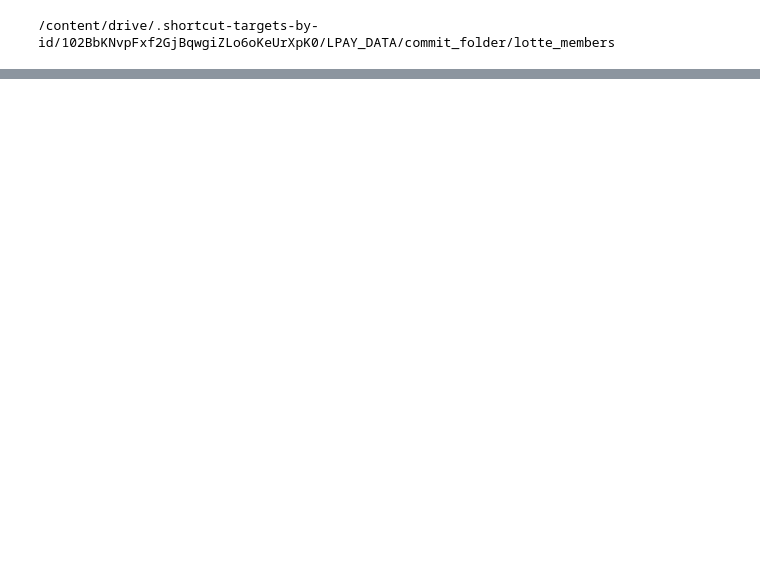
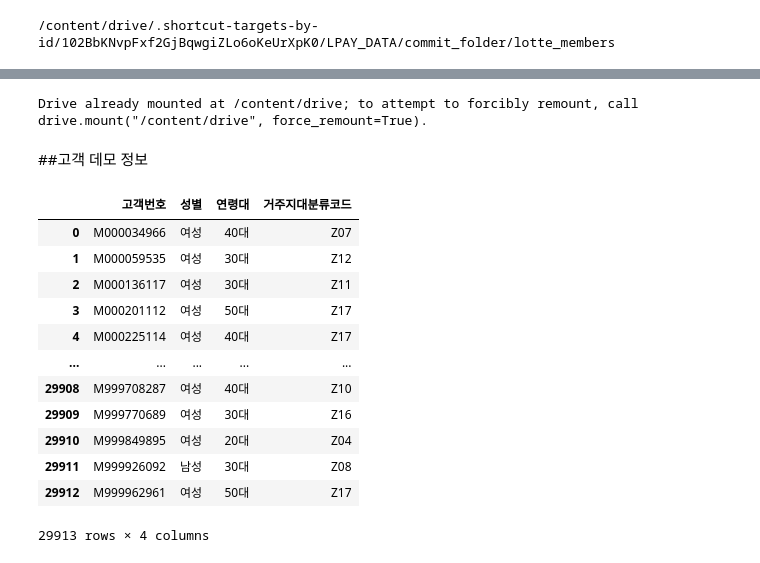
Before and after one commit to eowl4588/lotte_members, a Jupyter notebook: One.ipynb, the cells around one changed output, grey strips where cells are left out. Drawn from its saved outputs; the diff is of its cells as text; code cells hidden in the pictures; blank space fills up the shorter version.

```diff
--- a/One.ipynb
+++ b/One.ipynb
@@ -32,0 +37,6 @@ Branch 'main' set up to track remote branch 'main' from 'origin'.
+# %%
+# drive mount
+from google.colab import drive
+drive.mount('/content/drive')
+# %% [output]
+Drive already mounted at /content/drive; to attempt to forcibly remount, call drive.mount("/content/drive", force_remount=True).
@@ -32,0 +48,25 @@ Branch 'main' set up to track remote branch 'main' from 'origin'.
+# %% [markdown]
+##고객 데모 정보
+# %%
+# custmer info
+cus_info = pd.read_csv('/content/drive/MyDrive/LPAY_DATA/data/LPOINT_BIG_COMP_01_DEMO.csv')
+# %%
+# column rename
+cus_info.columns = ['고객번호','성별','연령대','거주지대분류코드']
+# %%
+# print
+cus_info
+# %% [output]
+|  | 고객번호 | 성별 | 연령대 | 거주지대분류코드 |
+| 0 | M000034966 | 여성 | 40대 | Z07 |
+| 1 | M000059535 | 여성 | 30대 | Z12 |
+| 2 | M000136117 | 여성 | 30대 | Z11 |
+| 3 | M000201112 | 여성 | 50대 | Z17 |
+| 4 | M000225114 | 여성 | 40대 | Z17 |
+| ... | ... | ... | ... | ... |
+| 29908 | M999708287 | 여성 | 40대 | Z10 |
+| 29909 | M999770689 | 여성 | 30대 | Z16 |
+| 29910 | M999849895 | 여성 | 20대 | Z04 |
+| 29911 | M999926092 | 남성 | 30대 | Z08 |
+| 29912 | M999962961 | 여성 | 50대 | Z17 |
+29913 rows × 4 columns
```
Also changed, not shown: parts of 27 cells of this notebook.
